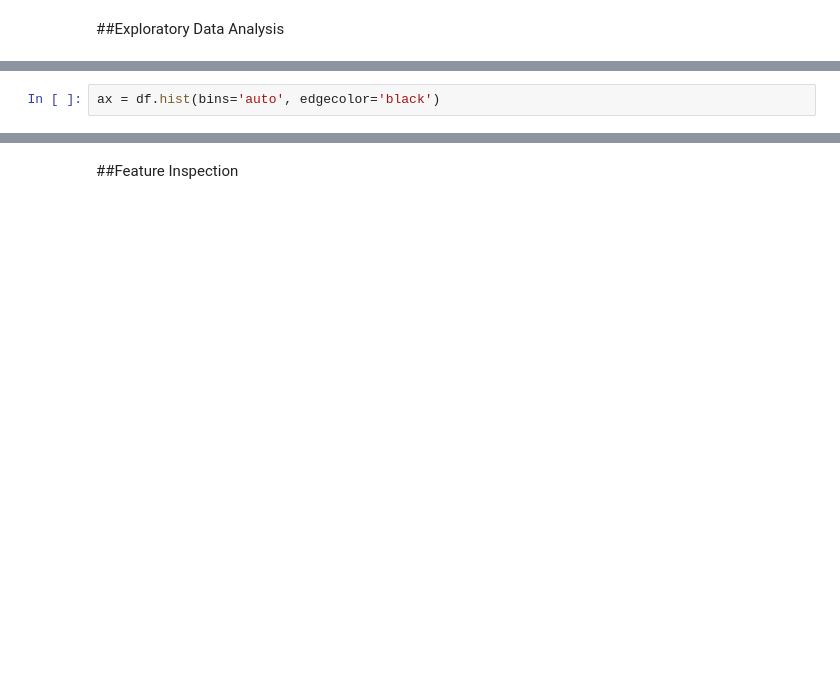
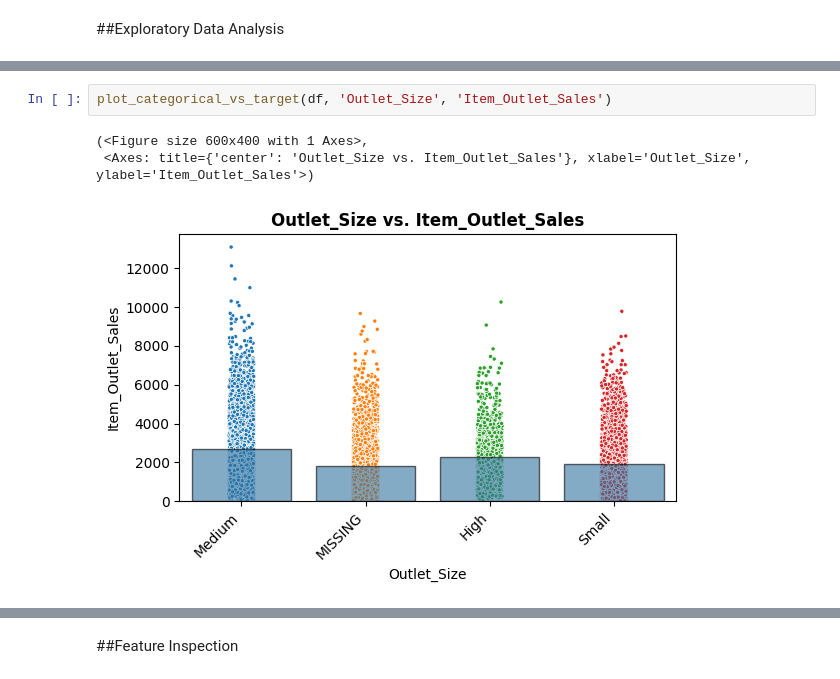
Before and after one commit to twix-ps/Prediction-of-Product-Sales, a Jupyter notebook: Prediction_of_Product_Sales.ipynb, the cells around one changed output, grey strips where cells are left out. Cells and saved outputs as stored; diff of their text form; blank space fills up the shorter version.

```diff
--- a/Prediction_of_Product_Sales.ipynb
+++ b/Prediction_of_Product_Sales.ipynb
@@ -165,2 +164,0 @@ Maximum:13086.9648
-# %%
-ax = df.hist(bins='auto', edgecolor='black')
@@ -195,0 +378,6 @@ sns.heatmap(corr, cmap = 'coolwarm', annot = True);
+# %%
+plot_categorical_vs_target(df, 'Outlet_Size', 'Item_Outlet_Sales')
+# %% [output]
+(<Figure size 600x400 with 1 Axes>,
+ <Axes: title={'center': 'Outlet_Size vs. Item_Outlet_Sales'}, xlabel='Outlet_Size', ylabel='Item_Outlet_Sales'>)
+[figure, added]
```
Also changed, not shown: parts of 18 cells of this notebook.
